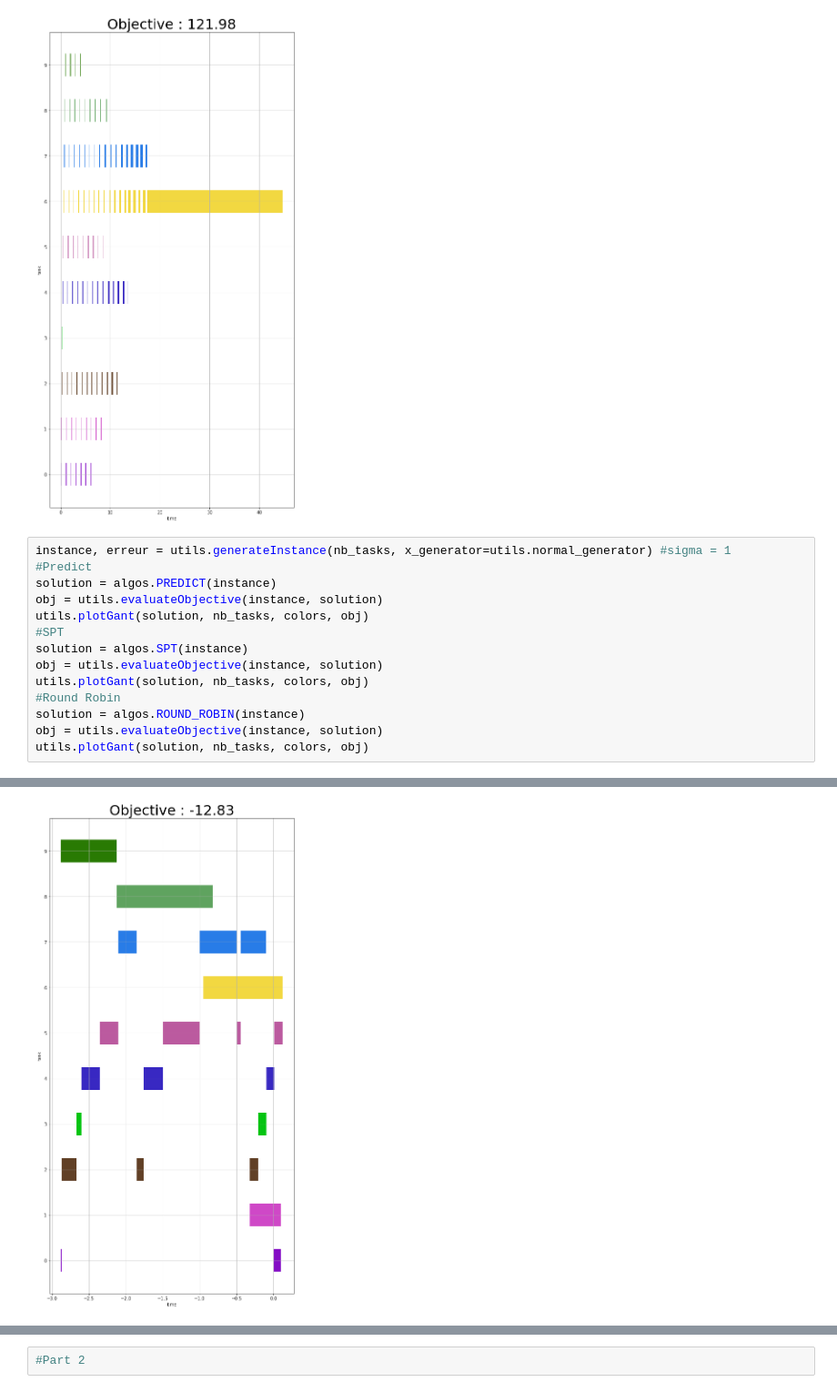
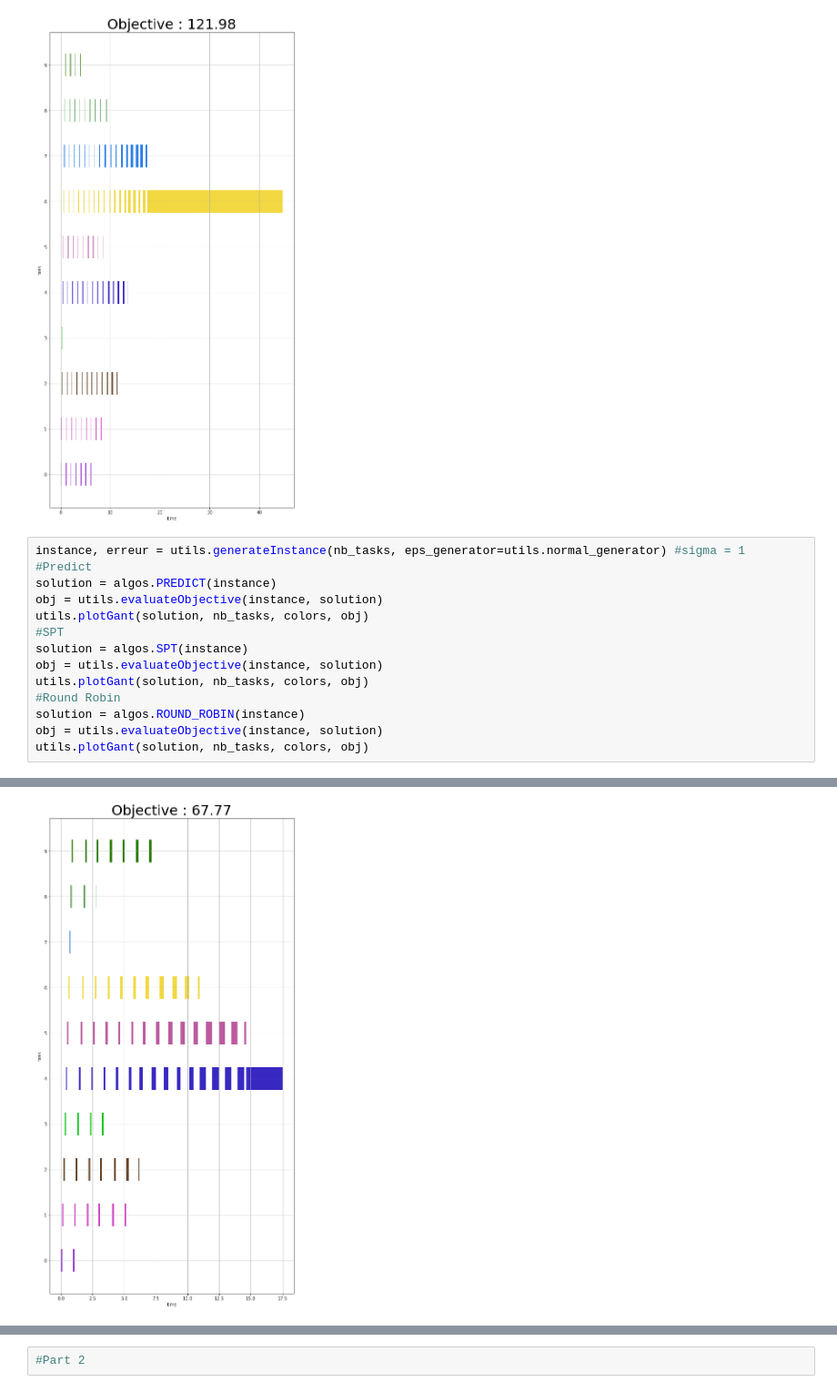
Before and after one commit to mbeni12333/robinhood, a Jupyter notebook: src/Simulations.ipynb, the cells around one changed output, grey strips where cells are left out. Shown: that part at 91% size. Drawn from its saved outputs; the diff is of its cells as text.

```diff
--- a/src/Simulations.ipynb
+++ b/src/Simulations.ipynb
@@ -26,7 +26,7 @@ utils.plotGant(solution, nb_tasks, colors, obj)
 [figure]
 [figure]
 # %%
-instance, erreur = utils.generateInstance(nb_tasks, x_generator=utils.normal_generator) #sigma = 1
+instance, erreur = utils.generateInstance(nb_tasks, eps_generator=utils.normal_generator) #sigma = 1
 #Predict
 solution = algos.PREDICT(instance)
 obj = utils.evaluateObjective(instance, solution)
@@ -45,3 +45,3 @@ utils.plotGant(solution, nb_tasks, colors, obj)
-[figure, old version]
+[figure, new version]
 # %%
 normal_generator1 = lambda n: np.random.randn(n) * 0.3
```
Also changed, not shown: parts of 3 cells of this notebook.
